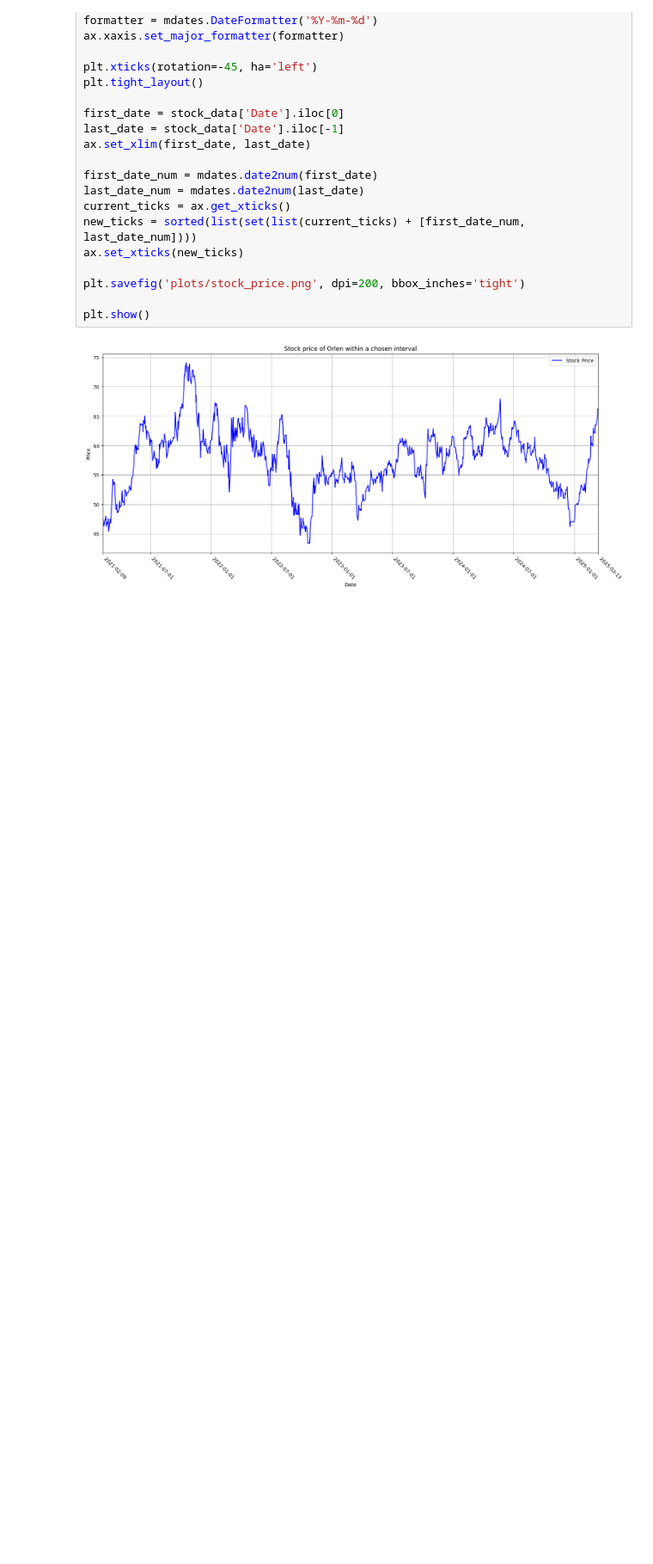
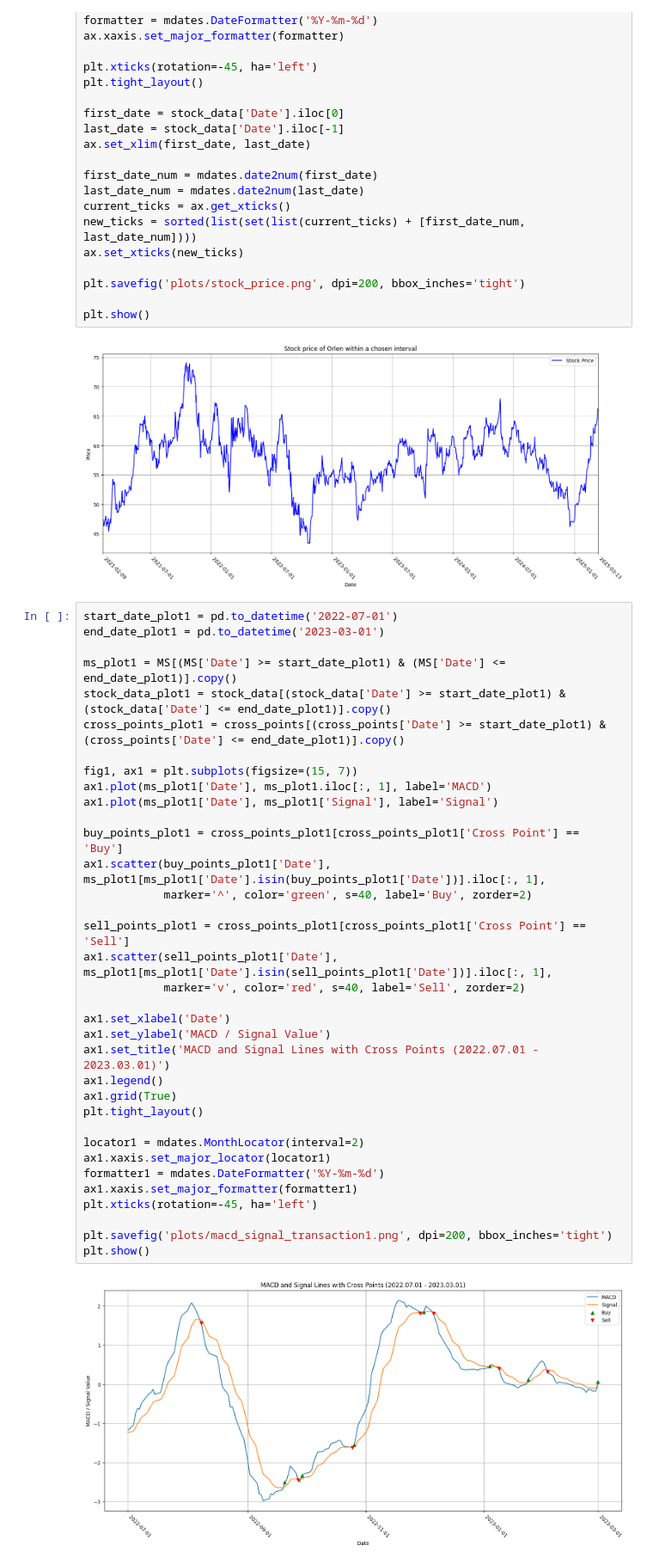
Before and after one commit to BenJurewicz/PG-MN-Project1-MACD, a Jupyter notebook: main.ipynb, the cells around one changed output. Shown at 86% size. Saved outputs shown, nothing was run; the diff lists cells and outputs as text; blank space fills up the shorter version.

Commit message:
Added plots for given intervals

```diff
--- a/main.ipynb
+++ b/main.ipynb
@@ -260,3 +260,40 @@ plt.savefig('plots/stock_price.png', dpi=200, bbox_inches='tight')
 plt.show()
 # %% [output]
 [figure]
+# %%
+start_date_plot1 = pd.to_datetime('2022-07-01')
+end_date_plot1 = pd.to_datetime('2023-03-01')
+
+ms_plot1 = MS[(MS['Date'] >= start_date_plot1) & (MS['Date'] <= end_date_plot1)].copy()
+stock_data_plot1 = stock_data[(stock_data['Date'] >= start_date_plot1) & (stock_data['Date'] <= end_date_plot1)].copy()
+cross_points_plot1 = cross_points[(cross_points['Date'] >= start_date_plot1) & (cross_points['Date'] <= end_date_plot1)].copy()
+
+fig1, ax1 = plt.subplots(figsize=(15, 7))
+ax1.plot(ms_plot1['Date'], ms_plot1.iloc[:, 1], label='MACD')
+ax1.plot(ms_plot1['Date'], ms_plot1['Signal'], label='Signal')
+
+buy_points_plot1 = cross_points_plot1[cross_points_plot1['Cross Point'] == 'Buy']
+ax1.scatter(buy_points_plot1['Date'], ms_plot1[ms_plot1['Date'].isin(buy_points_plot1['Date'])].iloc[:, 1],
+            marker='^', color='green', s=40, label='Buy', zorder=2)
+
+sell_points_plot1 = cross_points_plot1[cross_points_plot1['Cross Point'] == 'Sell']
+ax1.scatter(sell_points_plot1['Date'], ms_plot1[ms_plot1['Date'].isin(sell_points_plot1['Date'])].iloc[:, 1],
+            marker='v', color='red', s=40, label='Sell', zorder=2)
+
+ax1.set_xlabel('Date')
+ax1.set_ylabel('MACD / Signal Value')
+ax1.set_title('MACD and Signal Lines with Cross Points (2022.07.01 - 2023.03.01)')
+ax1.legend()
+ax1.grid(True)
+plt.tight_layout()
+
+locator1 = mdates.MonthLocator(interval=2)
+ax1.xaxis.set_major_locator(locator1)
+formatter1 = mdates.DateFormatter('%Y-%m-%d')
+ax1.xaxis.set_major_formatter(formatter1)
+plt.xticks(rotation=-45, ha='left')
+
+plt.savefig('plots/macd_signal_transaction1.png', dpi=200, bbox_inches='tight')
+plt.show()
+# %% [output]
+[figure, added]
```
Also changed, not shown: parts of 4 cells of this notebook, 5 other files.
